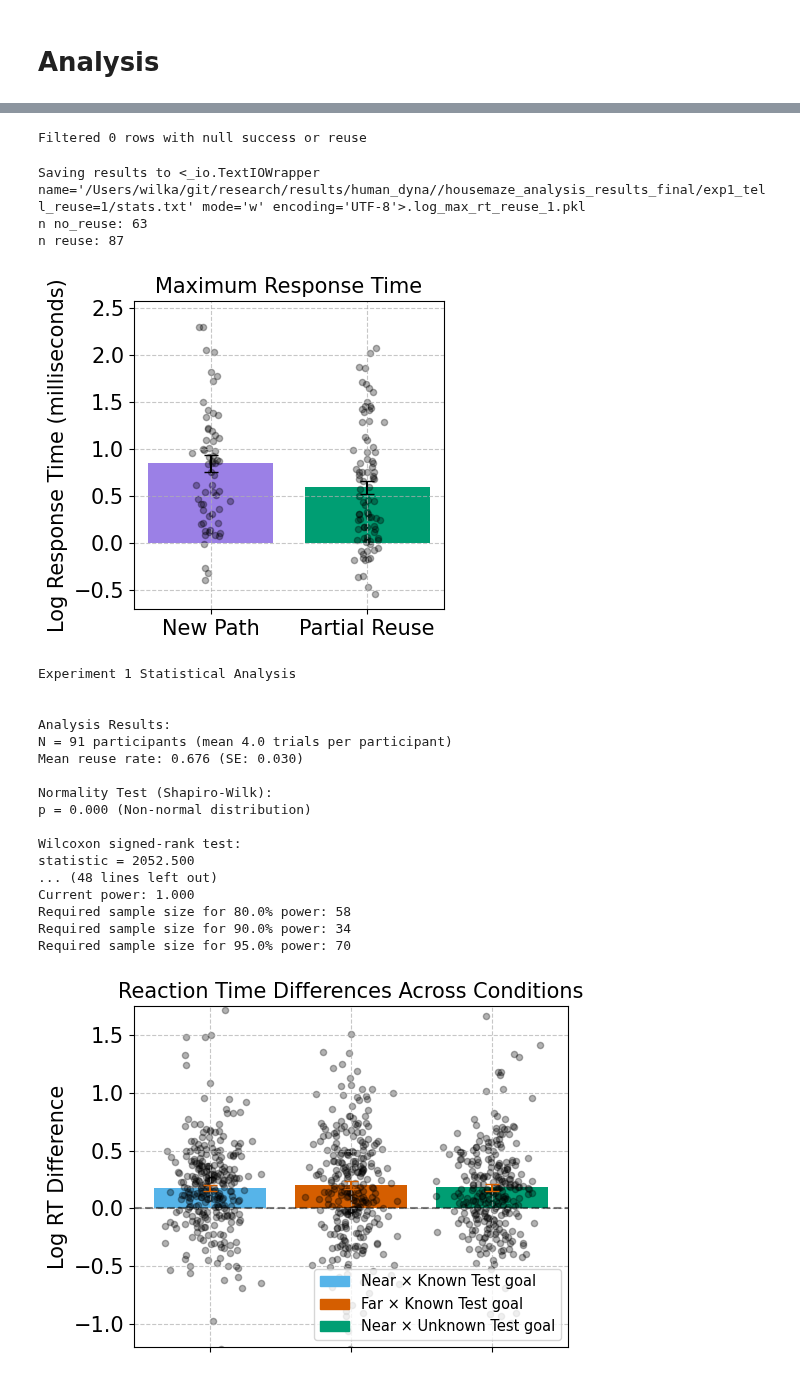
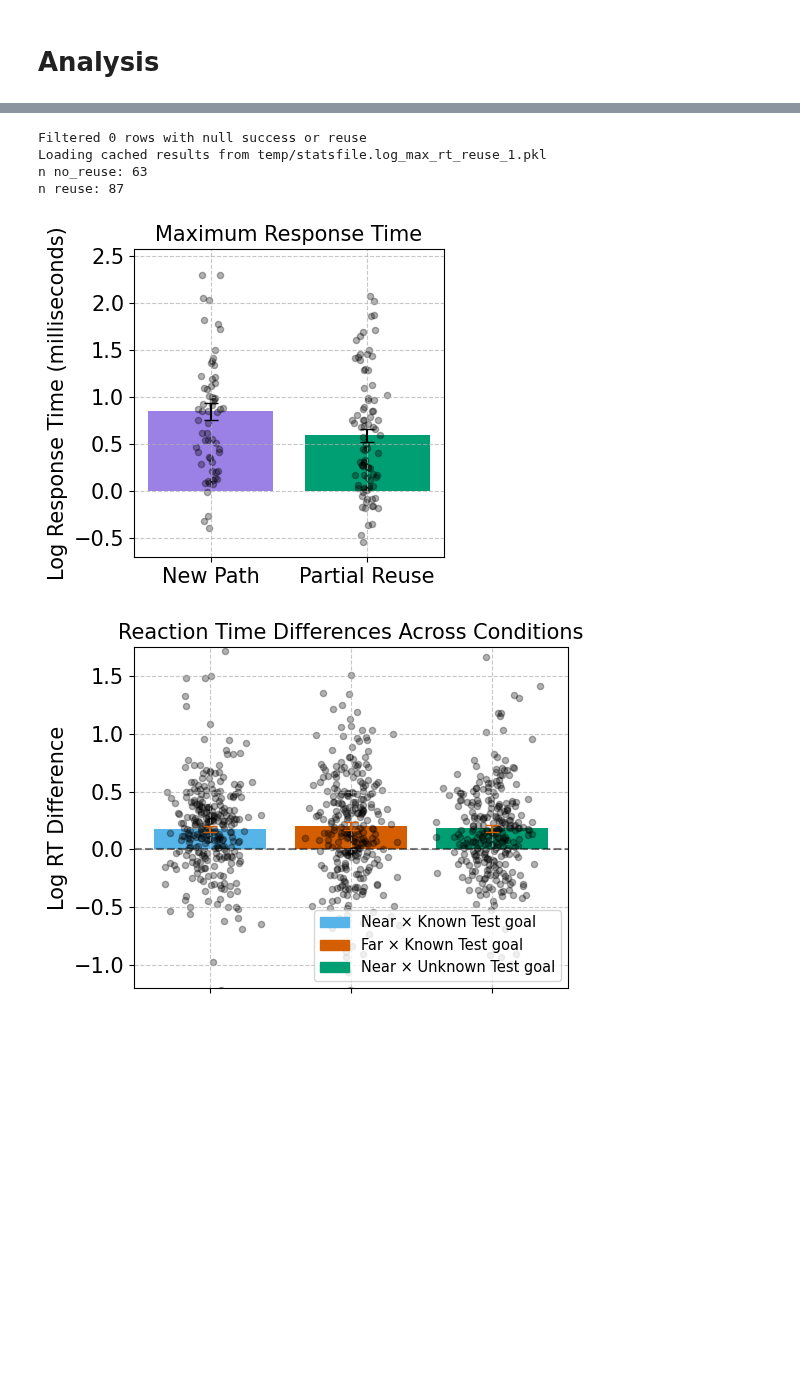
Before and after one commit to wcarvalho/human-dyna-web, a Jupyter notebook: analysis_notebooks/jaxmaze-plots-1.ipynb, the cells around one changed output, grey strips where cells are left out. Drawn from its saved outputs; the diff is of its cells as text; code cells hidden in the pictures; blank space fills up the shorter version.

Commit message:
initial figures working

```diff
--- a/analysis_notebooks/jaxmaze-plots-1.ipynb
+++ b/analysis_notebooks/jaxmaze-plots-1.ipynb
@@ -127,6 +127,6 @@ housemaze_analysis.path_reuse_results(
   display_figs=True,
   save_figs=True,
   n_simulations=1,
-  verbosity=1,
+  verbosity=0,
 )
 # %% [output]
@@ -134,25 +134,8 @@ housemaze_analysis.path_reuse_results(
 Filtered 0 rows with null success or reuse
+Loading cached results from temp/statsfile.log_max_rt_reuse_1.pkl
+n no_reuse: 63
+n reuse: 87
-Saving results to <_io.TextIOWrapper name='/Users/wilka/git/research/results/human_dyna//housemaze_analysis_results_final/exp1_tell_reuse=1/stats.txt' mode='w' encoding='UTF-8'>.log_max_rt_reuse_1.pkl
-n no_reuse: 63
-n reuse: 87
-[figure, old version]
+[figure, new version]
-Experiment 1 Statistical Analysis
-
-
-Analysis Results:
-N = 91 participants (mean 4.0 trials per participant)
-Mean reuse rate: 0.676 (SE: 0.030)
-
-Normality Test (Shapiro-Wilk):
-p = 0.000 (Non-normal distribution)
-
-Wilcoxon signed-rank test:
-statistic = 2052.500
-... (48 lines left out)
-Current power: 1.000
-Required sample size for 80.0% power: 58
-Required sample size for 90.0% power: 34
-Required sample size for 95.0% power: 70
 # %%
 data_dir = "/Users/wilka/git/research/results/human_dyna/"
 save_dir = f"{data_dir}/housemaze_analysis_results_combined/"
```
Also changed, not shown: parts of 5 cells of this notebook, 2 other files.
